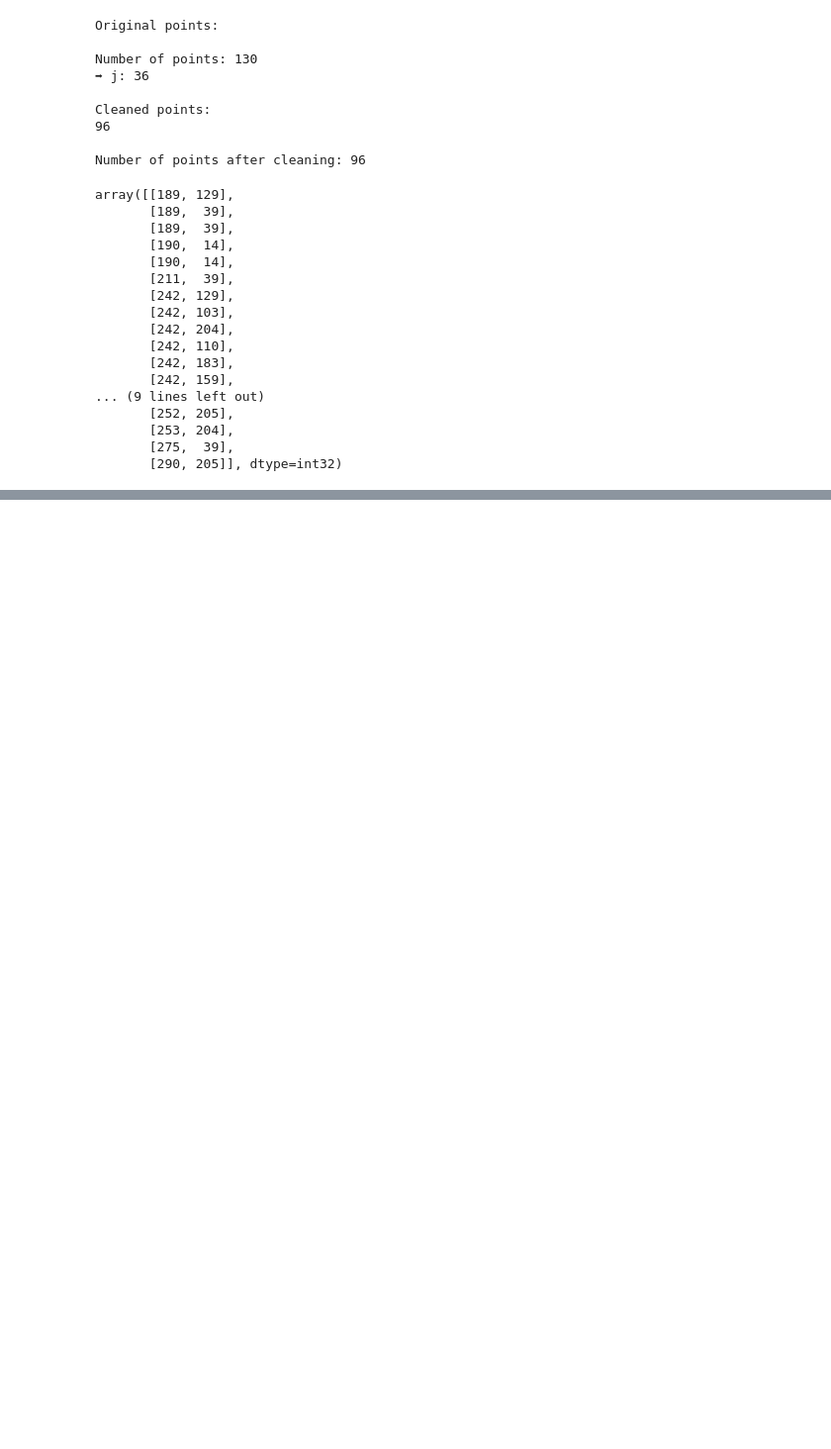
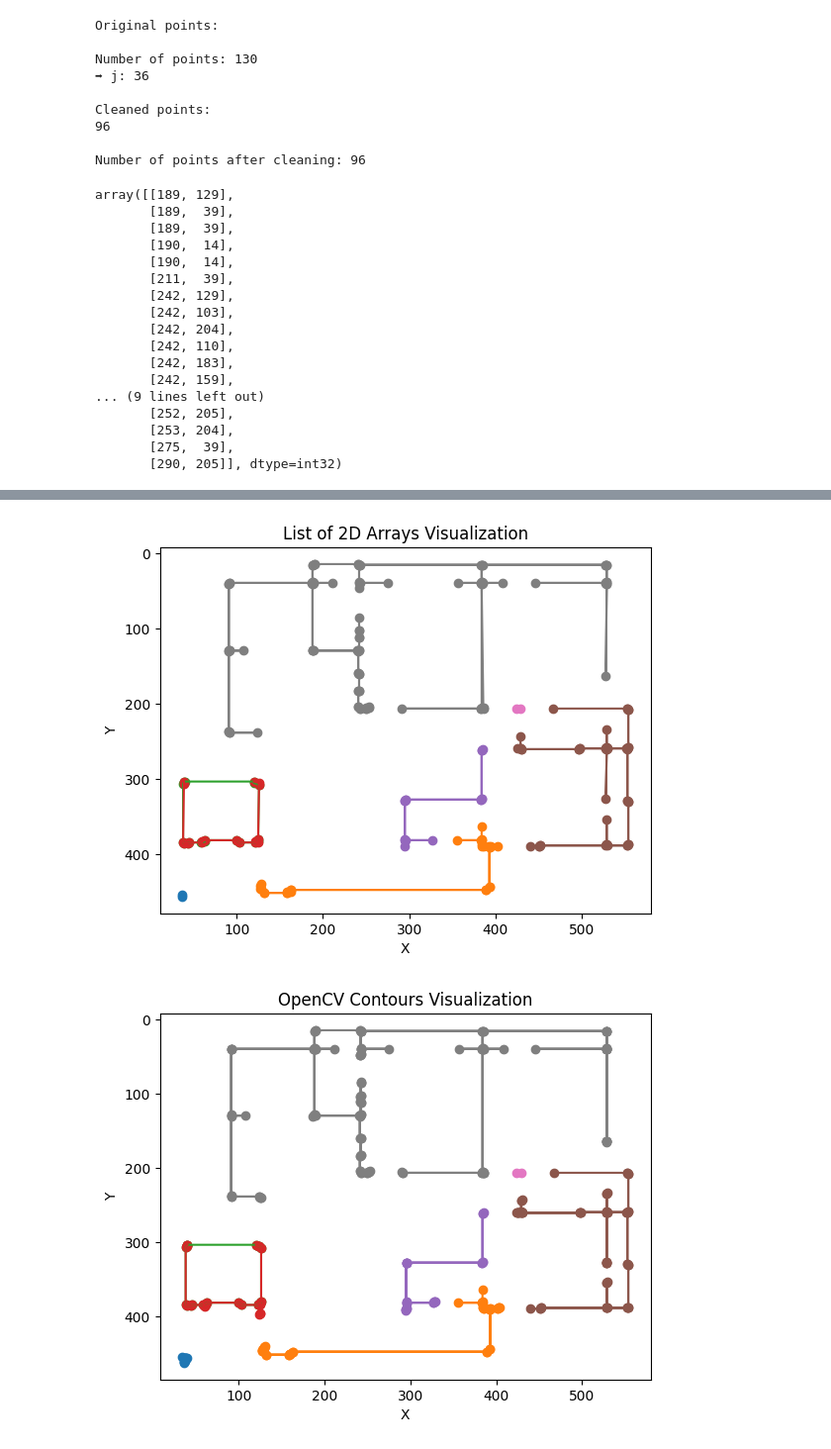
Before and after one commit to mayank-lr/opencv-test, a Jupyter notebook: note copy.ipynb, the cells around one changed output, grey strips where cells are left out. Shown at 99% size. Cells and saved outputs as stored; diff of their text form; code cells hidden in the pictures; blank space fills up the shorter version.

```diff
--- a/note copy.ipynb
+++ b/note copy.ipynb
@@ -1062,0 +1288,52 @@ Input: [[190  14]
+# %%
+cont = data['contours'][7]#[42:67]
+data  = np.array(data['contours'][0], dtype=np.int32)
+# %%
+n_data = []
+for i in range(len(data['contours'])):
+    cont = data['contours'][i]
+    cont  = np.array(cont, dtype=np.int32)
+    result = merge_lines_with_local_mode(cont, min_segment_length=3, tolerance=2,y_jump_threshold=15)
+    n_data.append(result.reshape(-1, 2))
+# %%
+plt.figure()
+
+for arr in n_data:
+    x = arr[:, 0]
+    y = arr[:, 1]
+
+    plt.scatter(x, y)      # plot points
+    plt.plot(x, y)         # connect them in order
+
+plt.gca().invert_yaxis()   # useful if these are image coordinates
+plt.title("List of 2D Arrays Visualization")
+plt.xlabel("X")
+plt.ylabel("Y")
+
+plt.show()
+
+# Suppose this is your contour list
+contours = data['contours']   # list of contours
+
+plt.figure()
+
+for contour in contours:
+    contour = np.array(contour)
+
+    # reshape from (N,1,2) → (N,2)
+    points = contour.reshape(-1, 2)
+
+    x = points[:, 0]
+    y = points[:, 1]
+
+    plt.plot(x, y)       # connect contour
+    plt.scatter(x, y)    # show points
+
+plt.gca().invert_yaxis()  # for image coordinate system
+plt.title("OpenCV Contours Visualization")
+plt.xlabel("X")
+plt.ylabel("Y")
+plt.show()
+# %% [output]
+[figure, added]
+[figure, added]
```
Also changed, not shown: parts of 19 cells of this notebook, 20 other files.
